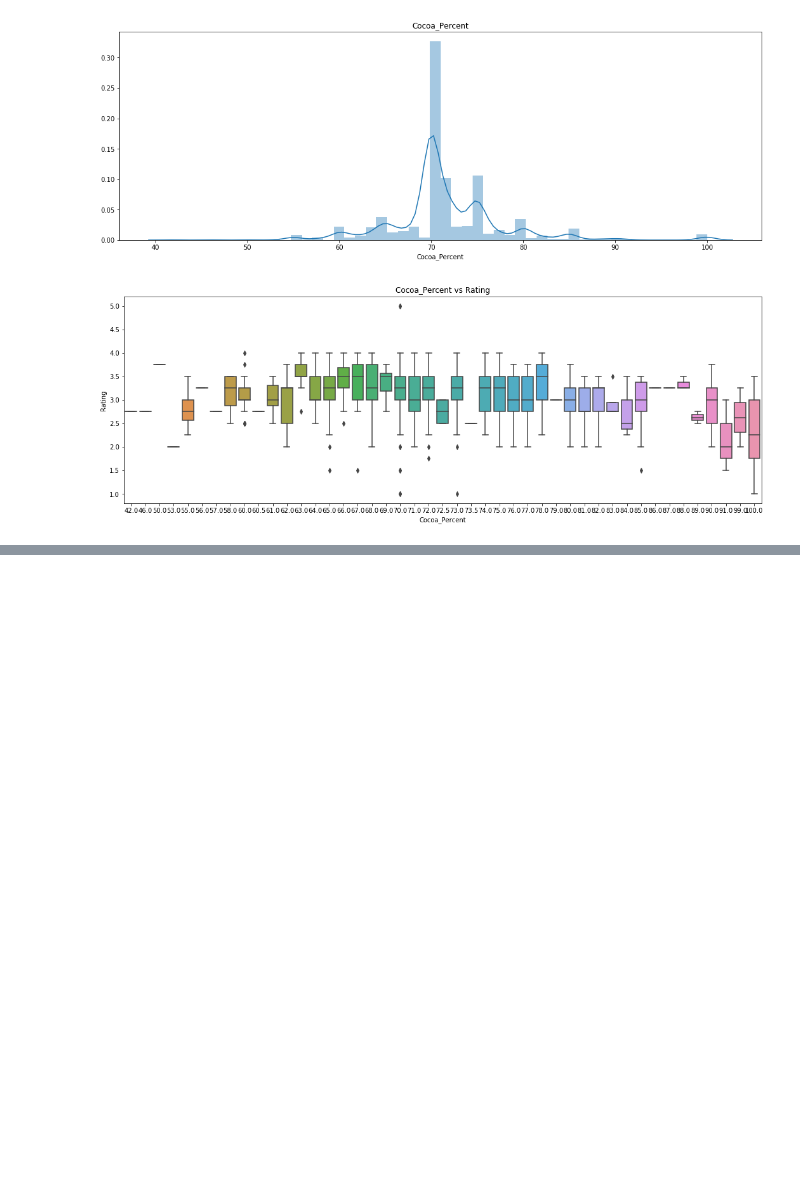
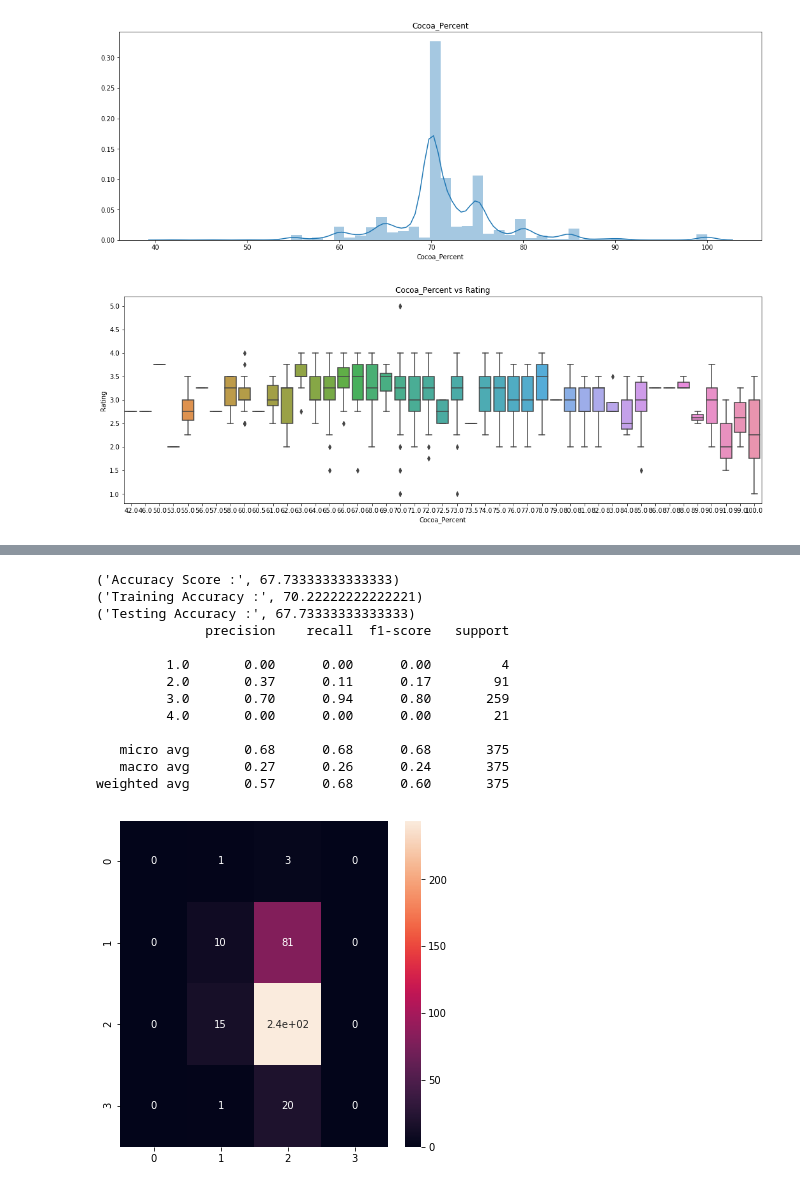
Before and after one commit to buzzy04/Chocolate-Ratings, a Jupyter notebook: Ass3.ipynb, the cells around one changed output, grey strips where cells are left out. Drawn from its saved outputs; the diff is of its cells as text; code cells hidden in the pictures; blank space fills up the shorter version.

```diff
--- a/Ass3.ipynb
+++ b/Ass3.ipynb
@@ -295,0 +474,36 @@ Text(0.5,1,'Goods Flow from origin to Company location, mean rating')
+# %%
+rating_classifier = KNeighborsClassifier(n_neighbors = 10, metric = 'minkowski', p = 2)
+
+rating_classifier.fit(X_train, y_train)
+
+ModelPredictions = rating_classifier.predict(X_test)
+
+print("Accuracy Score :",accuracy_score(y_true = y_test, y_pred = ModelPredictions)*100)
+
+# evaluating the model
+print("Training Accuracy :", rating_classifier.score(X_train, y_train)*100)
+print("Testing Accuracy :", rating_classifier.score(X_test, y_test)*100)
+
+# confusion matrix
+cm = confusion_matrix(y_test, y_pred=ModelPredictions)
+plt.rcParams['figure.figsize'] = (6, 6)
+sns.heatmap(cm ,annot = True)
+
+# classification report
+cr = classification_report(y_test, y_pred=ModelPredictions)
+print(cr)
+# %% [output]
+('Accuracy Score :', 67.73333333333333)
+('Training Accuracy :', 70.22222222222221)
+('Testing Accuracy :', 67.73333333333333)
+              precision    recall  f1-score   support
+
+         1.0       0.00      0.00      0.00         4
+         2.0       0.37      0.11      0.17        91
+         3.0       0.70      0.94      0.80       259
+         4.0       0.00      0.00      0.00        21
+
+   micro avg       0.68      0.68      0.68       375
+   macro avg       0.27      0.26      0.24       375
+weighted avg       0.57      0.68      0.60       375
+[figure, added]
```
Also changed, not shown: parts of 35 cells of this notebook.
